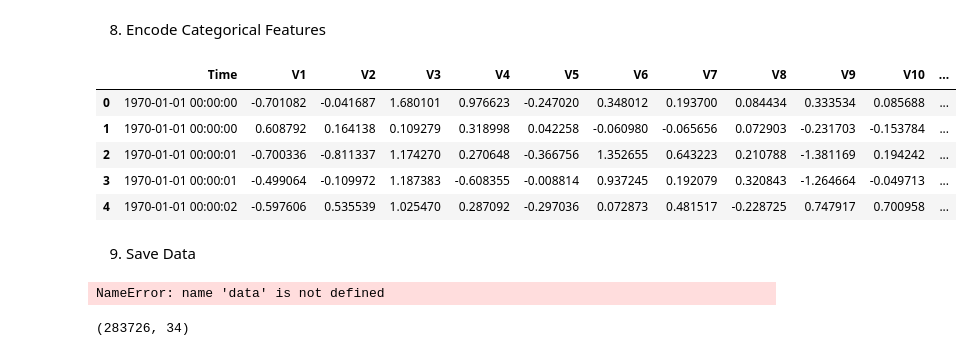
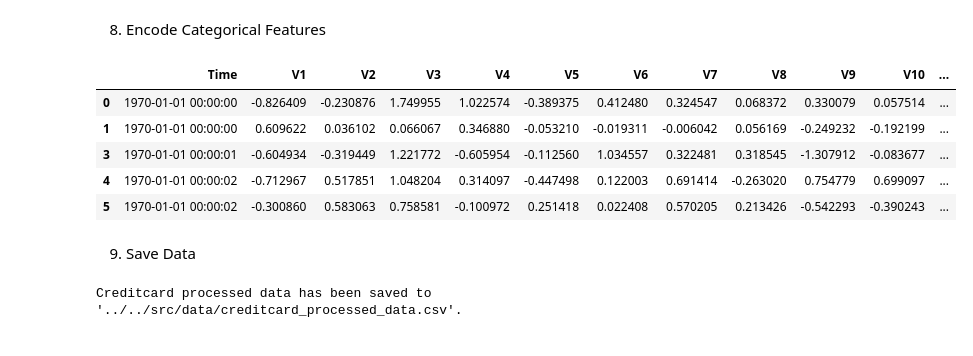
Before and after one commit to Abenezer-Baheru/Fraud_Detection_ML_Model_in_E-commerce_and_Credit_Card_Transactions, a Jupyter notebook: notebooks/EDA_and_Preprocessing/creditcard_EDA_and_Preprocessing.ipynb, the cells around one changed output. Saved outputs shown, nothing was run; the diff lists cells and outputs as text; code cells hidden in the pictures.

```diff
--- a/notebooks/EDA_and_Preprocessing/creditcard_EDA_and_Preprocessing.ipynb
+++ b/notebooks/EDA_and_Preprocessing/creditcard_EDA_and_Preprocessing.ipynb
@@ -569,23 +475,15 @@ print(missing_values[missing_values > 0])
 # %% [output]
 Columns with missing values:
 Series([], dtype: int64)
-# %%
-# Convert 'Time' to datetime (assuming 'Time' is in seconds since the first transaction)
-data['Time'] = pd.to_datetime(data['Time'], unit='s', origin='unix')
-
-# Extract the hour from the 'Time' column
-data['Transaction_Hour'] = data['Time'].dt.hour
-
-# Extract the day of the week from the 'Time' column
-data['Transaction_DayOfWeek'] = data['Time'].dt.dayofweek
-
-# Define numerical columns
-numerical_columns = ['Amount'] + [f'V{i}' for i in range(1, 29)] + ['Transaction_Hour']
-
-# Scale the numerical columns
-numerical_transformer = Pipeline(steps=[
-    ('scaler', StandardScaler())
-])
-
-# Fit and transform the numerical columns
-data[numerical_columns] = numerical_transformer.fit_transform(data[numerical_columns])
+# %%
+# Select only numeric columns for normalization and scaling
+numeric_columns = data.select_dtypes(include=[np.number]).columns
+
+# Initialize the StandardScaler
+scaler = StandardScaler()
+
+# Fit and transform the numeric columns
+data[numeric_columns] = scaler.fit_transform(data[numeric_columns])
+
+# Display the first few rows of the normalized and scaled dataframe
+data.head()
@@ -592,36 +497,33 @@ data[numerical_columns] = numerical_transformer.fit_transform(data[numerical_col
 # %% [markdown]
 8. Encode Categorical Features
 # %%
-# Define specified categorical columns
-categorical_columns = ['Transaction_DayOfWeek', 'Amount_Range']
-
 # Initialize the LabelEncoder
 label_encoder = LabelEncoder()
 
+# Define the categorical columns to encode
+categorical_columns = ['Amount_range', 'Transaction_DayOfWeek']
+
 # Encode each categorical column using LabelEncoder
 for column in categorical_columns:
-    data[column] = label_encoder.fit_transform(data[column])
+    if column in data.columns:
+        data[column] = label_encoder.fit_transform(data[column])
 
-# Display the updated DataFrame
+# Display the first few rows of the dataframe to show the encoded categorical features
 data.head()
 # %% [output]
 |  | Time | V1 | V2 | V3 | V4 | V5 | V6 | V7 | V8 | V9 | V10 | ... |
-| 0 | 1970-01-01 00:00:00 | -0.701082 | -0.041687 | 1.680101 | 0.976623 | -0.247020 | 0.348012 | 0.193700 | 0.084434 | 0.333534 | 0.085688 | ... |
-| 1 | 1970-01-01 00:00:00 | 0.608792 | 0.164138 | 0.109279 | 0.318998 | 0.042258 | -0.060980 | -0.065656 | 0.072903 | -0.231703 | -0.153784 | ... |
-| 2 | 1970-01-01 00:00:01 | -0.700336 | -0.811337 | 1.174270 | 0.270648 | -0.366756 | 1.352655 | 0.643223 | 0.210788 | -1.381169 | 0.194242 | ... |
-| 3 | 1970-01-01 00:00:01 | -0.499064 | -0.109972 | 1.187383 | -0.608355 | -0.008814 | 0.937245 | 0.192079 | 0.320843 | -1.264664 | -0.049713 | ... |
-| 4 | 1970-01-01 00:00:02 | -0.597606 | 0.535539 | 1.025470 | 0.287092 | -0.297036 | 0.072873 | 0.481517 | -0.228725 | 0.747917 | 0.700958 | ... |
+| 0 | 1970-01-01 00:00:00 | -0.826409 | -0.230876 | 1.749955 | 1.022574 | -0.389375 | 0.412480 | 0.324547 | 0.068372 | 0.330079 | 0.057514 | ... |
+| 1 | 1970-01-01 00:00:00 | 0.609622 | 0.036102 | 0.066067 | 0.346880 | -0.053210 | -0.019311 | -0.006042 | 0.056169 | -0.249232 | -0.192199 | ... |
+| 3 | 1970-01-01 00:00:01 | -0.604934 | -0.319449 | 1.221772 | -0.605954 | -0.112560 | 1.034557 | 0.322481 | 0.318545 | -1.307912 | -0.083677 | ... |
+| 4 | 1970-01-01 00:00:02 | -0.712967 | 0.517851 | 1.048204 | 0.314097 | -0.447498 | 0.122003 | 0.691414 | -0.263020 | 0.754779 | 0.699097 | ... |
+| 5 | 1970-01-01 00:00:02 | -0.300860 | 0.583063 | 0.758581 | -0.100972 | 0.251418 | 0.022408 | 0.570205 | 0.213426 | -0.542293 | -0.390243 | ... |
 # %% [markdown]
 9. Save Data
 # %%
-# Save the final processed data to the specified path
-data.to_csv('../../src/data/creditcard_final_processed_data.csv', index=False)
+# Save the creditcard processed data to the specified path
+data.to_csv('../../src/data/creditcard_processed_data.csv', index=False)
 
 # Display a message indicating the data has been saved
-print("Final processed data has been saved to '../../src/data/creditcard_final_processed_data.csv'.")
+print("Creditcard processed data has been saved to '../../src/data/creditcard_processed_data.csv'.")
 # %% [output]
-NameError: name 'data' is not defined
+Creditcard processed data has been saved to '../../src/data/creditcard_processed_data.csv'.
-# %%
-data.shape
-# %% [output]
-(283726, 34)
```
Also changed, not shown: parts of 15 cells of this notebook.
